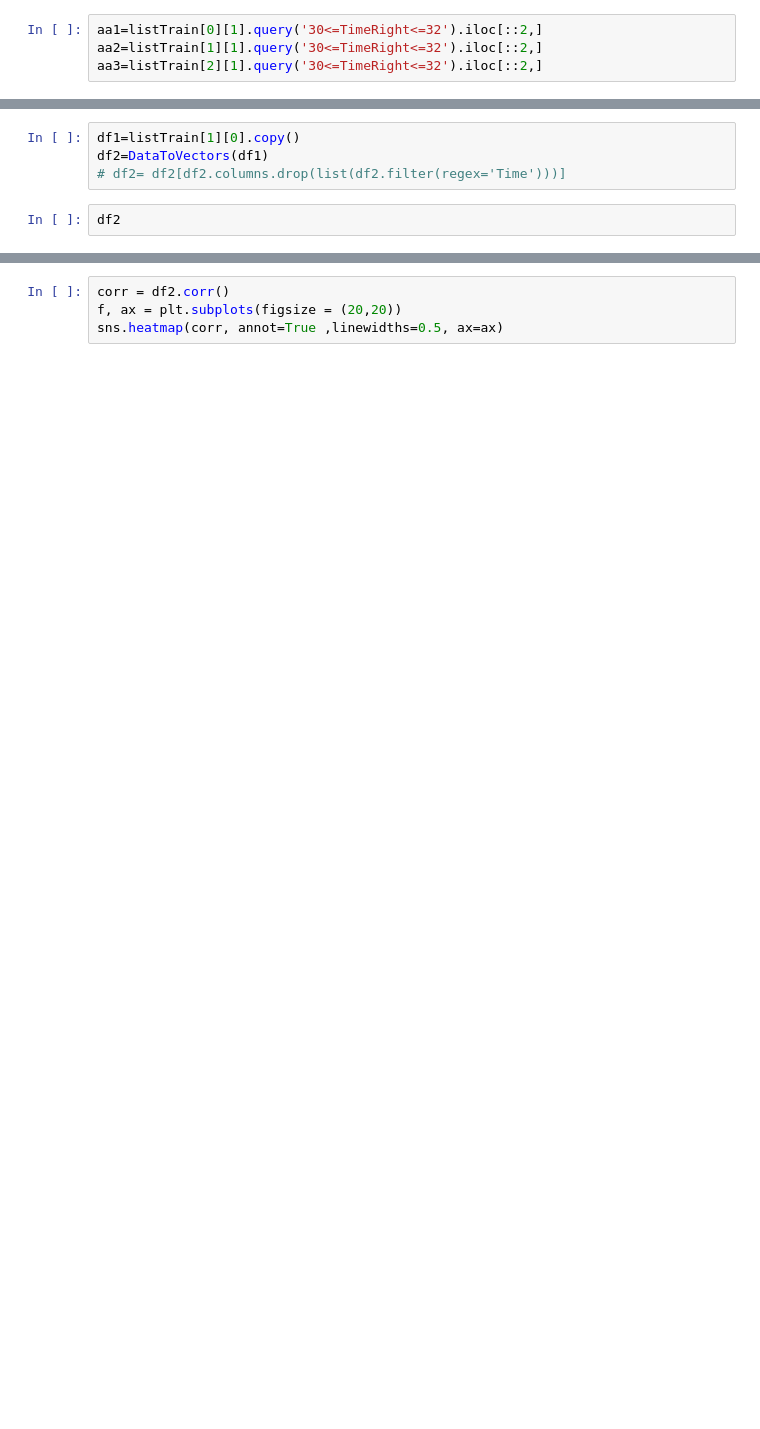
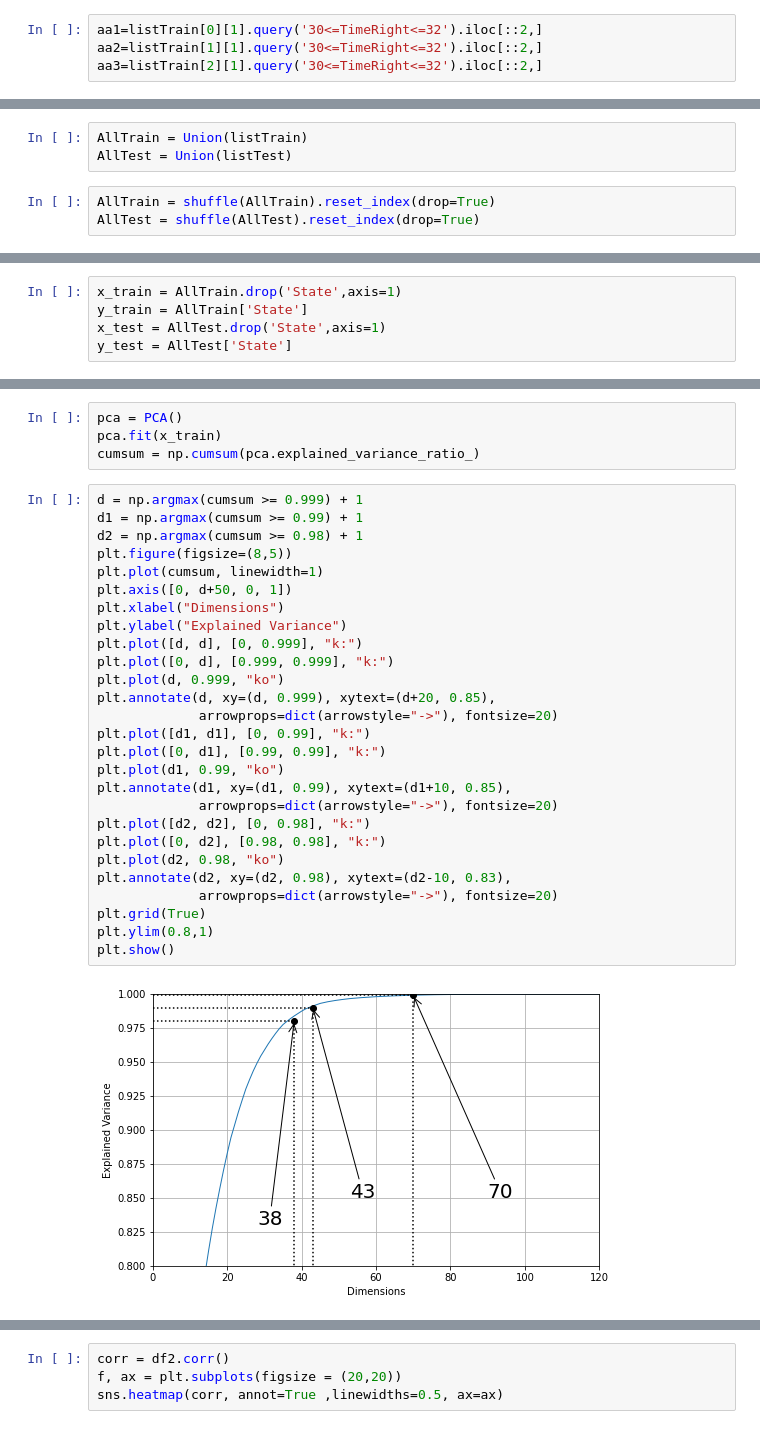
Before and after one commit to noamya-sh/Final-project-SemesterB, a Jupyter notebook: Hands-state.ipynb, the cells around one changed output, grey strips where cells are left out. Drawn from its saved outputs; the diff is of its cells as text; blank space fills up the shorter version.

```diff
--- a/Hands-state.ipynb
+++ b/Hands-state.ipynb
@@ -286,6 +274,6 @@ def dropCol(df,value):
 # %%
-df1=listTrain[1][0].copy()
-df2=DataToVectors(df1)
-# df2= df2[df2.columns.drop(list(df2.filter(regex='Time')))]
+AllTrain = Union(listTrain)
+AllTest = Union(listTest)
 # %%
-df2
+AllTrain = shuffle(AllTrain).reset_index(drop=True)
+AllTest = shuffle(AllTest).reset_index(drop=True)
@@ -367,0 +280,5 @@ pd.DataFrame(f5.values.reshape(1, -1))
+# %%
+x_train = AllTrain.drop('State',axis=1)
+y_train = AllTrain['State']
+x_test = AllTest.drop('State',axis=1)
+y_test = AllTest['State']
@@ -367,0 +291,33 @@ pd.DataFrame(f5.values.reshape(1, -1))
+# %%
+pca = PCA()
+pca.fit(x_train)
+cumsum = np.cumsum(pca.explained_variance_ratio_)
+# %%
+d = np.argmax(cumsum >= 0.999) + 1
+d1 = np.argmax(cumsum >= 0.99) + 1
+d2 = np.argmax(cumsum >= 0.98) + 1
+plt.figure(figsize=(8,5))
+plt.plot(cumsum, linewidth=1)
+plt.axis([0, d+50, 0, 1])
+plt.xlabel("Dimensions")
+plt.ylabel("Explained Variance")
+plt.plot([d, d], [0, 0.999], "k:")
+plt.plot([0, d], [0.999, 0.999], "k:")
+plt.plot(d, 0.999, "ko")
+plt.annotate(d, xy=(d, 0.999), xytext=(d+20, 0.85),
+             arrowprops=dict(arrowstyle="->"), fontsize=20)
+plt.plot([d1, d1], [0, 0.99], "k:")
+plt.plot([0, d1], [0.99, 0.99], "k:")
+plt.plot(d1, 0.99, "ko")
+plt.annotate(d1, xy=(d1, 0.99), xytext=(d1+10, 0.85),
+             arrowprops=dict(arrowstyle="->"), fontsize=20)
+plt.plot([d2, d2], [0, 0.98], "k:")
+plt.plot([0, d2], [0.98, 0.98], "k:")
+plt.plot(d2, 0.98, "ko")
+plt.annotate(d2, xy=(d2, 0.98), xytext=(d2-10, 0.83),
+             arrowprops=dict(arrowstyle="->"), fontsize=20)
+plt.grid(True)
+plt.ylim(0.8,1)
+plt.show()
+# %% [output]
+[figure, added]
```
Also changed, not shown: parts of 37 cells of this notebook.
